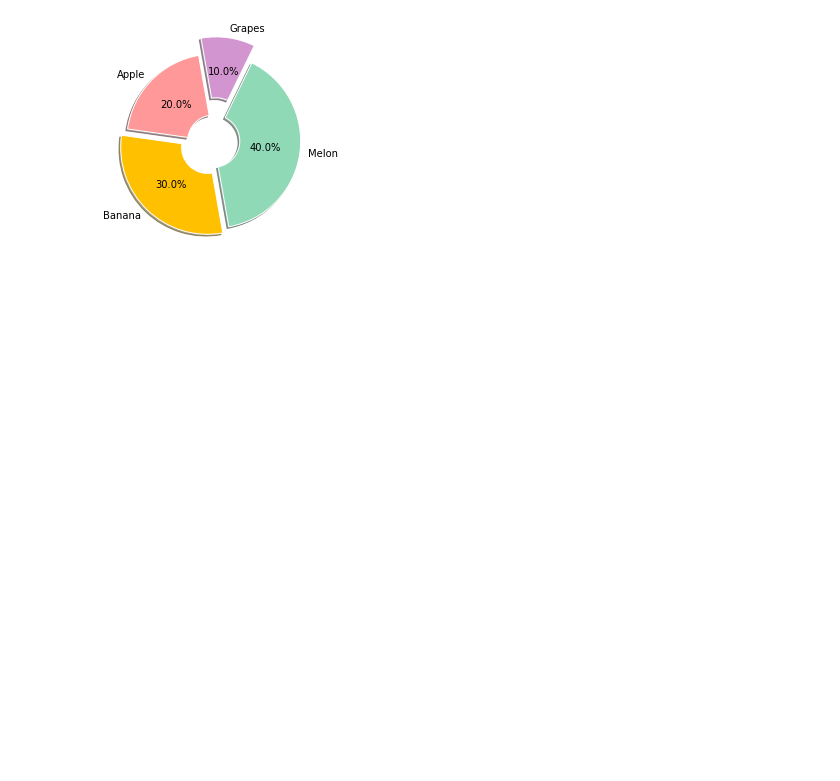
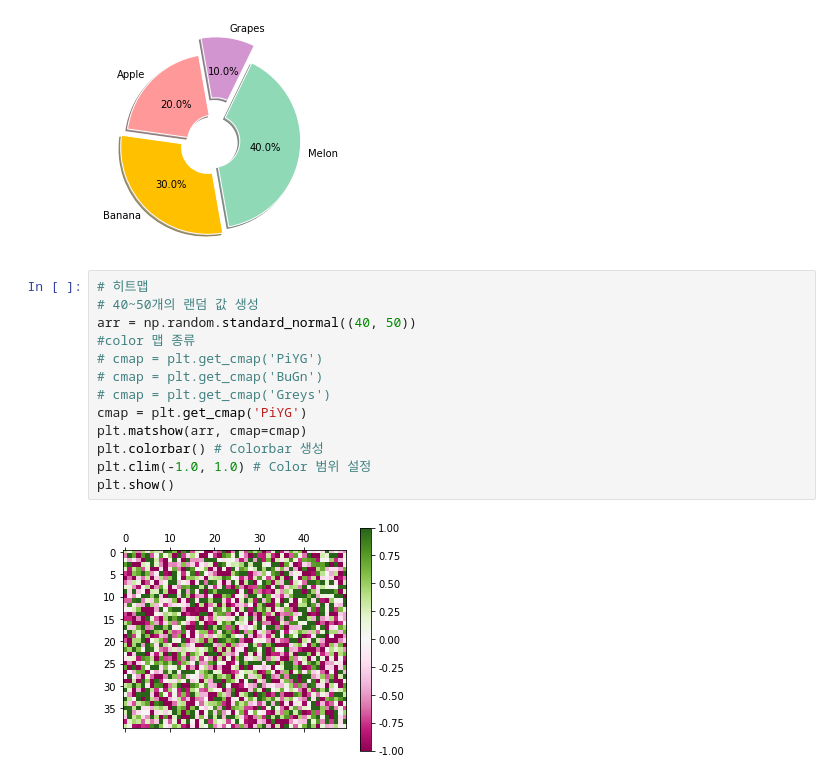
Before and after one commit to JGH94/python_MatplotLib, a Jupyter notebook: python_MatplotLib.ipynb, the cells around one changed output. Drawn from its saved outputs; the diff is of its cells as text; blank space fills up the shorter version.

```diff
--- a/python_MatplotLib.ipynb
+++ b/python_MatplotLib.ipynb
@@ -303,3 +303,18 @@ plt.pie(X, labels=labels, autopct='%.1f%%' , startangle = 100, counterclock = Tr
 plt.show()
 # %% [output]
 [figure]
+# %%
+# 히트맵
+# 40~50개의 랜덤 값 생성
+arr = np.random.standard_normal((40, 50))
+#color 맵 종류
+# cmap = plt.get_cmap('PiYG')
+# cmap = plt.get_cmap('BuGn')
+# cmap = plt.get_cmap('Greys')
+cmap = plt.get_cmap('PiYG')
+plt.matshow(arr, cmap=cmap)
+plt.colorbar() # Colorbar 생성
+plt.clim(-1.0, 1.0) # Color 범위 설정
+plt.show()
+# %% [output]
+[figure, added]
```
